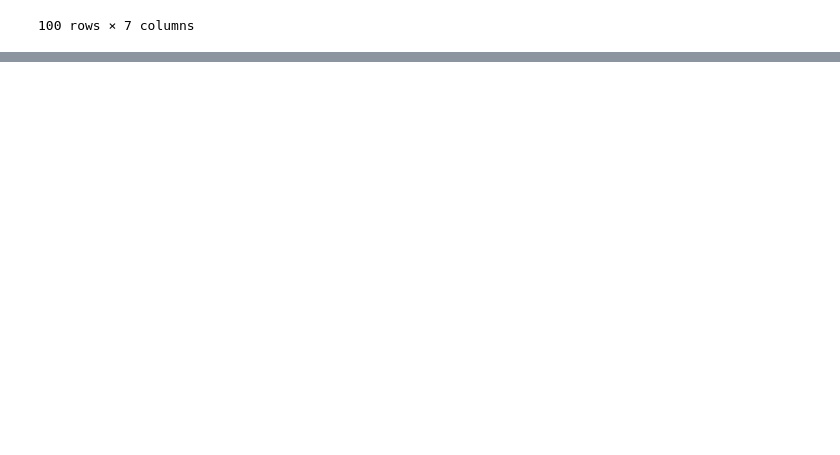
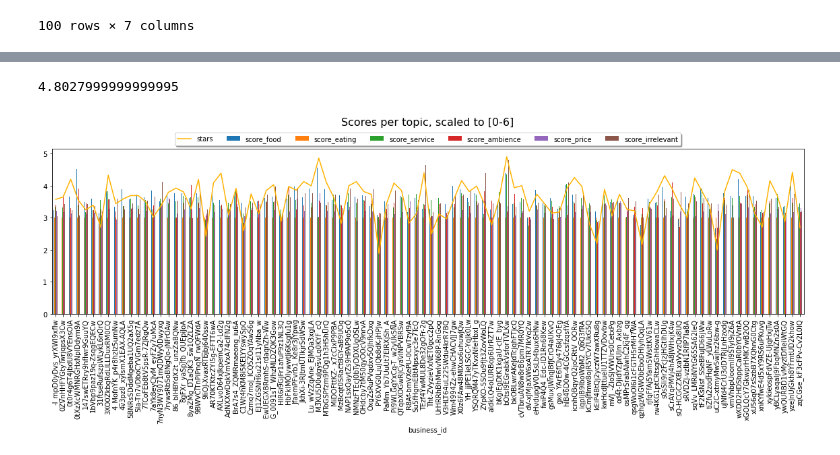
Before and after one commit to lhestermeyer/yelp, a Jupyter notebook: notebooks/20_RestaurantRatingChanges.ipynb, the cells around one changed output, grey strips where cells are left out. Cells and saved outputs as stored; diff of their text form; code cells hidden in the pictures; blank space fills up the shorter version.

```diff
--- a/notebooks/20_RestaurantRatingChanges.ipynb
+++ b/notebooks/20_RestaurantRatingChanges.ipynb
@@ -883,0 +875,31 @@ KeyboardInterrupt:
+# %%
+normalize([sid.polarity_scores('The best food I have ever eaten!! Sooo good!!! Really recommend! Any decent human being should try this!')['compound']])
+# %% [output]
+4.8027999999999995
+# %%
+
+
+aggregation_rules = {col: lambda x: normalize(x,0,6) for col in score_cols}
+aggregation_rules['stars'] = 'mean'
+
+businesses_with_ratings = review_subsample.groupby('business_id').agg(aggregation_rules)
+
+fig, ax = plt.subplots(1,1,figsize=(20,5))
+
+businesses_with_ratings.plot(y=score_cols, kind='bar', ax=ax)
+businesses_with_ratings.plot(y=['stars'], kind='line', ax=ax, color=(1,0.7,0))
+
+# Shrink current axis's height by 10% on the bottom
+box = ax.get_position()
+ax.set_position([box.x0, box.y0 + box.height * 0.2,
+                 box.width, box.height * 0.9])
+
+# Put a legend below current axis
+ax.legend(loc='lower center', bbox_to_anchor=(0.5, 1),
+          fancybox=True, shadow=True, ncol=7)
+ax.set_title('Scores per topic, scaled to [0-6]', y=1.2, pad=-14, fontsize=16)
+
+plt.xticks(rotation=90)
+plt.show()
+# %% [output]
+[figure, added]
```
Also changed, not shown: parts of 15 cells of this notebook, 3 other files.
